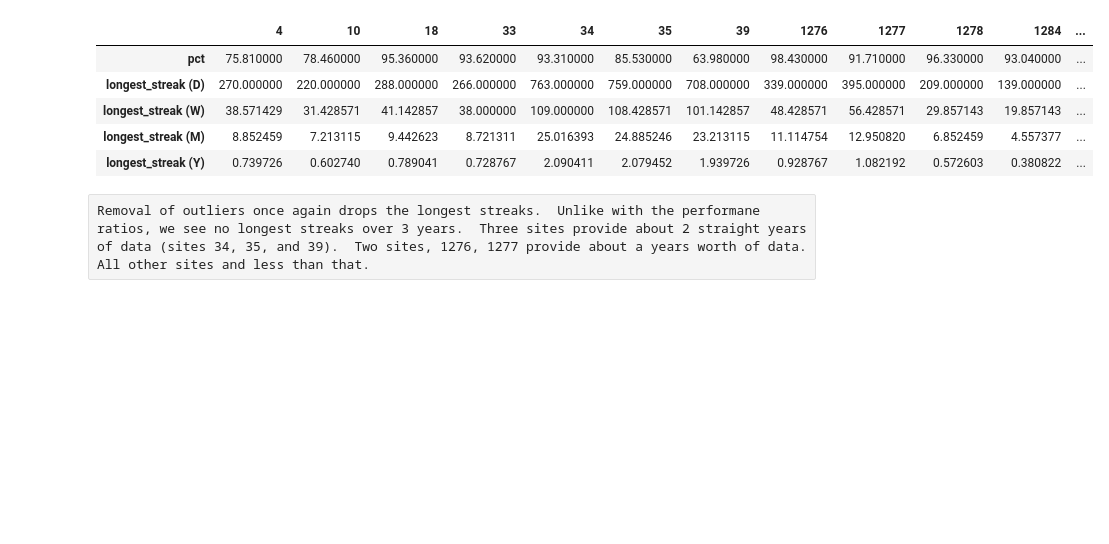
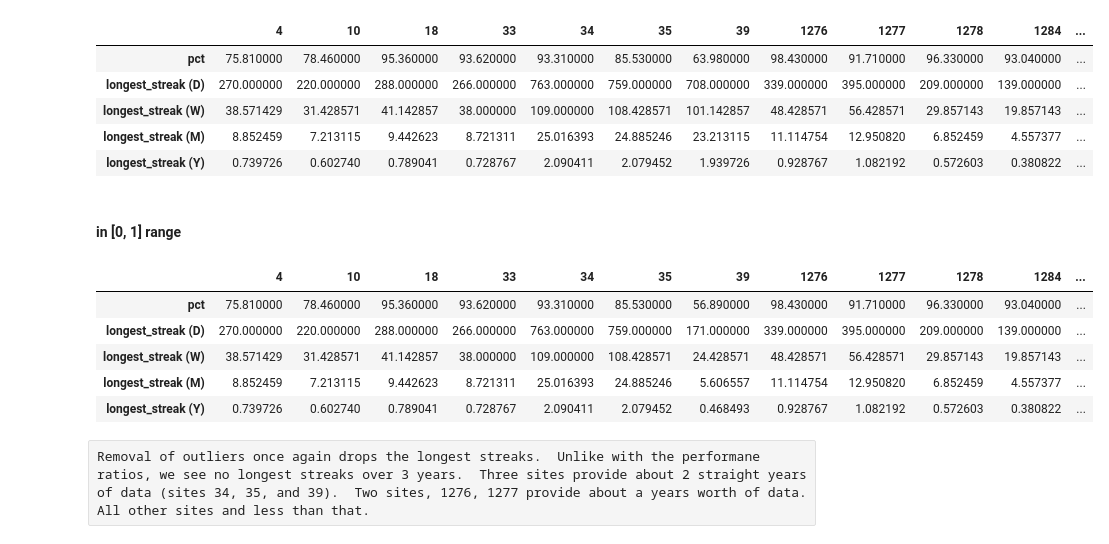
Before and after one commit to hackingmaterials/duramat, a Jupyter notebook: PVDAQ/pvdaq_data_quality.ipynb, the cells around one changed output. Cells and saved outputs as stored; diff of their text form; code cells hidden in the pictures; blank space fills up the shorter version.

```diff
--- a/PVDAQ/pvdaq_data_quality.ipynb
+++ b/PVDAQ/pvdaq_data_quality.ipynb
@@ -343,6 +390,29 @@ df
 | longest_streak (W) | 38.571429 | 31.428571 | 41.142857 | 38.000000 | 109.000000 | 108.428571 | 101.142857 | 48.428571 | 56.428571 | 29.857143 | 19.857143 | ... |
 | longest_streak (M) | 8.852459 | 7.213115 | 9.442623 | 8.721311 | 25.016393 | 24.885246 | 23.213115 | 11.114754 | 12.950820 | 6.852459 | 4.557377 | ... |
 | longest_streak (Y) | 0.739726 | 0.602740 | 0.789041 | 0.728767 | 2.090411 | 2.079452 | 1.939726 | 0.928767 | 1.082192 | 0.572603 | 0.380822 | ... |
+# %% [markdown]
+#### in [0, 1] range
+# %%
+series_list = []
+for site in sorted(system_eff.keys()):
+    this_site = system_eff[site]
+    this_site = this_site[this_site.first_valid_index(): this_site.last_valid_index()]
+    outlier_indices = this_site[(this_site > 1) | (this_site < 0)].index
+    this_site[outlier_indices] = np.nan
+    pct = round(len(this_site.dropna()) / len(this_site) * 100, 2)
+    longest_streak = utils.ts_longest_streak(this_site, sample_time='D')
+    series = pd.Series([pct, len(longest_streak), len(longest_streak) / 7, len(longest_streak) / 30.5, len(longest_streak) / 365],
+                       index=['pct', 'longest_streak (D)', 'longest_streak (W)', 'longest_streak (M)', 'longest_streak (Y)'], name=site)
+    series_list.append(series)
+df = pd.concat(series_list, axis=1)
+df
+# %% [output]
+|  | 4 | 10 | 18 | 33 | 34 | 35 | 39 | 1276 | 1277 | 1278 | 1284 | ... |
+| pct | 75.810000 | 78.460000 | 95.360000 | 93.620000 | 93.310000 | 85.530000 | 56.890000 | 98.430000 | 91.710000 | 96.330000 | 93.040000 | ... |
+| longest_streak (D) | 270.000000 | 220.000000 | 288.000000 | 266.000000 | 763.000000 | 759.000000 | 171.000000 | 339.000000 | 395.000000 | 209.000000 | 139.000000 | ... |
+| longest_streak (W) | 38.571429 | 31.428571 | 41.142857 | 38.000000 | 109.000000 | 108.428571 | 24.428571 | 48.428571 | 56.428571 | 29.857143 | 19.857143 | ... |
+| longest_streak (M) | 8.852459 | 7.213115 | 9.442623 | 8.721311 | 25.016393 | 24.885246 | 5.606557 | 11.114754 | 12.950820 | 6.852459 | 4.557377 | ... |
+| longest_streak (Y) | 0.739726 | 0.602740 | 0.789041 | 0.728767 | 2.090411 | 2.079452 | 0.468493 | 0.928767 | 1.082192 | 0.572603 | 0.380822 | ... |
 # %% [raw]
 Removal of outliers once again drops the longest streaks.  Unlike with the performane ratios, we see no longest streaks over 3 years.  Three sites provide about 2 straight years of data (sites 34, 35, and 39).  Two sites, 1276, 1277 provide about a years worth of data.  All other sites and less than that.
 # %% [markdown]
```
Also changed, not shown: parts of 11 cells of this notebook, 8 other files.
